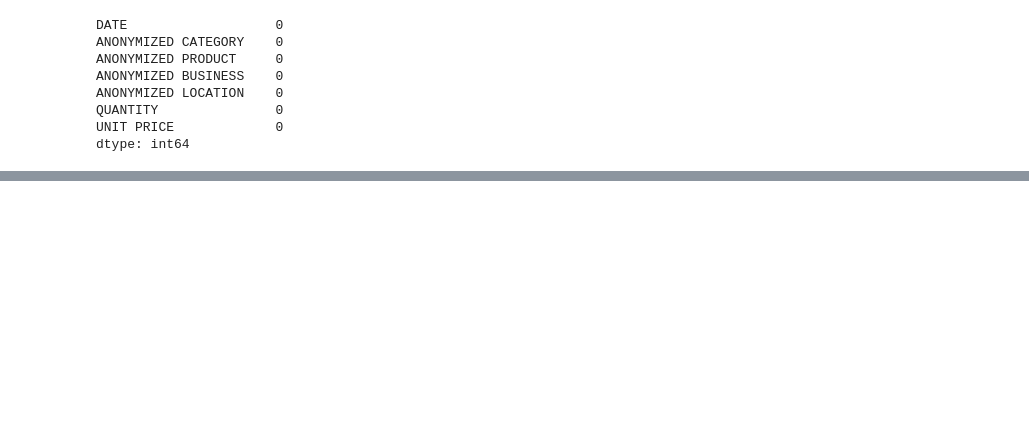
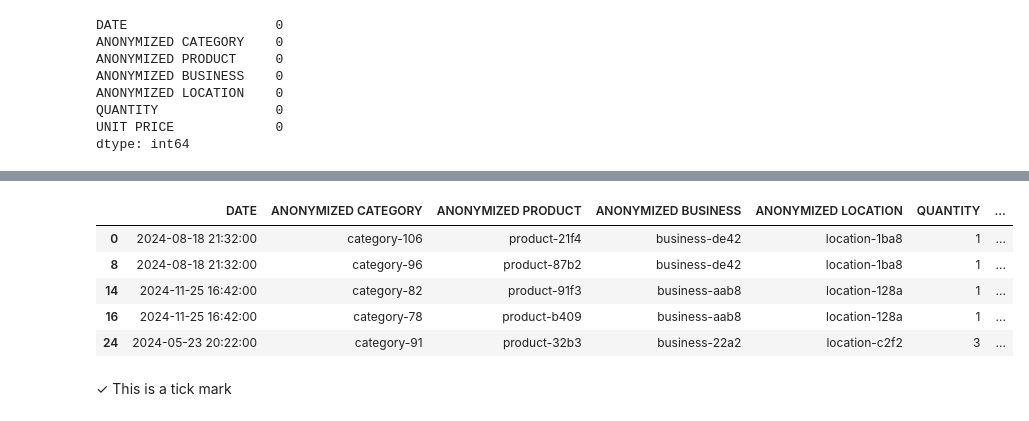
Before and after one commit to PaulMuniu/Kwanza-Tukule-Data-Analysis, a Jupyter notebook: Kwanza_Tukule.ipynb, the cells around one changed output, grey strips where cells are left out. Cells and saved outputs as stored; diff of their text form; code cells hidden in the pictures; blank space fills up the shorter version.

```diff
--- a/Kwanza_Tukule.ipynb
+++ b/Kwanza_Tukule.ipynb
@@ -113,0 +241,28 @@ dtype: int64
+# %%
+def clean_column(df, columns):
+    """
+    Cleans and standardizes specified columns in a DataFrame.
+
+    Parameters:
+    df (pd.DataFrame): The DataFrame containing the columns to clean.
+    columns (list): A list of column names to clean.
+
+    Returns:
+    pd.DataFrame: The DataFrame with cleaned columns.
+    """
+    for col in columns:
+        df[col] = df[col].str.strip().str.lower()
+    return df
+
+columns_to_clean = ['ANONYMIZED CATEGORY', 'ANONYMIZED PRODUCT', 'ANONYMIZED BUSINESS', 'ANONYMIZED LOCATION']
+df = clean_column(data, columns_to_clean)
+data.head()
+# %% [output]
+|  | DATE | ANONYMIZED CATEGORY | ANONYMIZED PRODUCT | ANONYMIZED BUSINESS | ANONYMIZED LOCATION | QUANTITY | ... |
+| 0 | 2024-08-18 21:32:00 | category-106 | product-21f4 | business-de42 | location-1ba8 | 1 | ... |
+| 8 | 2024-08-18 21:32:00 | category-96 | product-87b2 | business-de42 | location-1ba8 | 1 | ... |
+| 14 | 2024-11-25 16:42:00 | category-82 | product-91f3 | business-aab8 | location-128a | 1 | ... |
+| 16 | 2024-11-25 16:42:00 | category-78 | product-b409 | business-aab8 | location-128a | 1 | ... |
+| 24 | 2024-05-23 20:22:00 | category-91 | product-32b3 | business-22a2 | location-c2f2 | 3 | ... |
+# %% [markdown]
+&#10003; This is a tick mark
```
Also changed, not shown: parts of 25 cells of this notebook.
